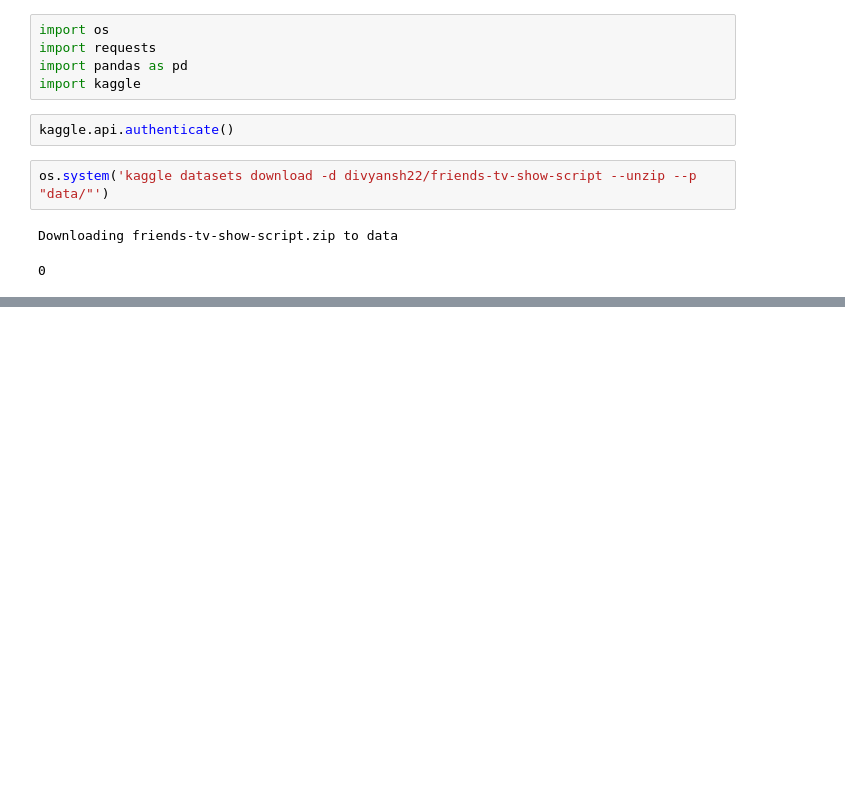
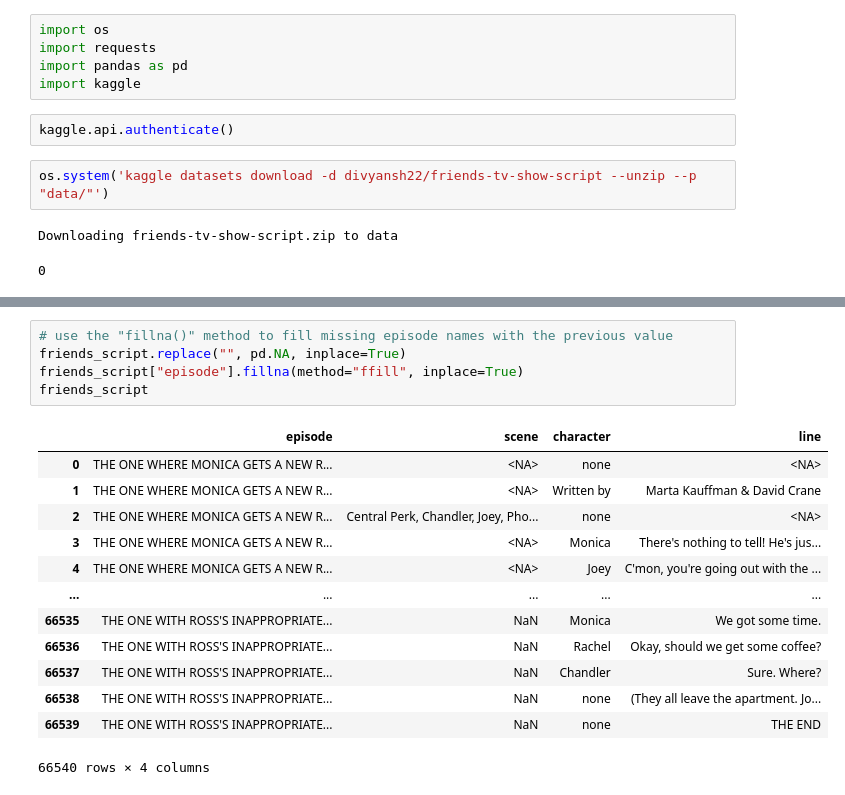
Before and after one commit to castrokike/project-IV-sql-tableau, a Jupyter notebook: friends-tv-show-sentiment-analysis.ipynb, the cells around one changed output, grey strips where cells are left out. Cells and saved outputs as stored; diff of their text form; blank space fills up the shorter version.

```diff
--- a/friends-tv-show-sentiment-analysis.ipynb
+++ b/friends-tv-show-sentiment-analysis.ipynb
@@ -12,0 +59,19 @@ Downloading friends-tv-show-script.zip to data
+# %%
+# use the "fillna()" method to fill missing episode names with the previous value
+friends_script.replace("", pd.NA, inplace=True)
+friends_script["episode"].fillna(method="ffill", inplace=True)
+friends_script
+# %% [output]
+|  | episode | scene | character | line |
+| 0 | THE ONE WHERE MONICA GETS A NEW R... | <NA> | none | <NA> |
+| 1 | THE ONE WHERE MONICA GETS A NEW R... | <NA> | Written by | Marta Kauffman & David Crane |
+| 2 | THE ONE WHERE MONICA GETS A NEW R... | Central Perk, Chandler, Joey, Pho... | none | <NA> |
+| 3 | THE ONE WHERE MONICA GETS A NEW R... | <NA> | Monica | There's nothing to tell! He's jus... |
+| 4 | THE ONE WHERE MONICA GETS A NEW R... | <NA> | Joey | C'mon, you're going out with the ... |
+| ... | ... | ... | ... | ... |
+| 66535 | THE ONE WITH ROSS'S INAPPROPRIATE... | NaN | Monica | We got some time. |
+| 66536 | THE ONE WITH ROSS'S INAPPROPRIATE... | NaN | Rachel | Okay, should we get some coffee? |
+| 66537 | THE ONE WITH ROSS'S INAPPROPRIATE... | NaN | Chandler | Sure. Where? |
+| 66538 | THE ONE WITH ROSS'S INAPPROPRIATE... | NaN | none | (They all leave the apartment. Jo... |
+| 66539 | THE ONE WITH ROSS'S INAPPROPRIATE... | NaN | none | THE END |
+66540 rows × 4 columns
```
Also changed, not shown: parts of 5 cells of this notebook.
